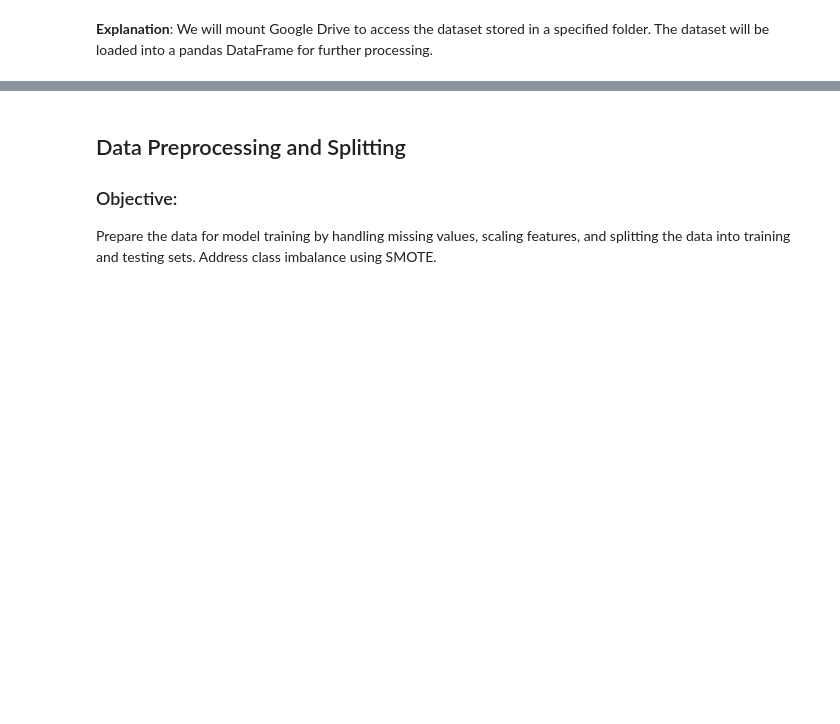
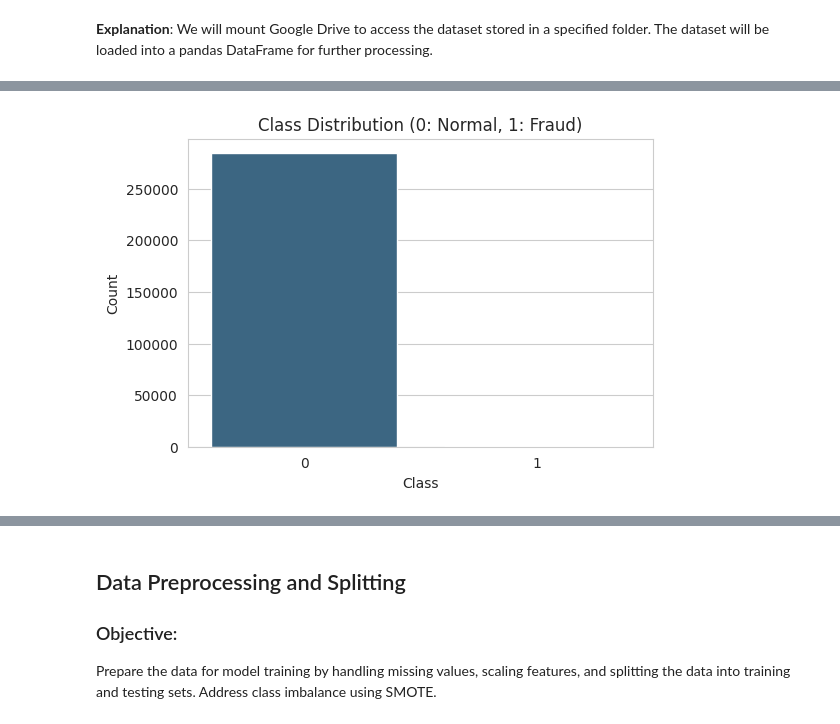
Before and after one commit to chiragnahata/Euphoria-GenX-Project-Credit-Card-Fraud-Detection, a Jupyter notebook: Credit_Card_Fraud_Detection.ipynb, the cells around one changed output, grey strips where cells are left out. Drawn from its saved outputs; the diff is of its cells as text; code cells hidden in the pictures; blank space fills up the shorter version.

```diff
--- a/Credit_Card_Fraud_Detection.ipynb
+++ b/Credit_Card_Fraud_Detection.ipynb
@@ -43,0 +21,20 @@ Loaded (284807, 31) rows
+# %%
+# ---------- Load dataset ----------
+import pandas as pd
+import os
+import sys
+
+# Check if running in Google Colab
+if 'google.colab' in sys.modules:
+    data_path = '/content/drive/MyDrive/Euphoria GenX Project (Credit Card Fraud Detection)/creditcard.csv'
+    print("Running in Google Colab. Loading data from Google Drive.")
+else:
+    data_path = 'creditcard.csv'
+    print("Running locally. Loading data from current directory.")
+
+if not os.path.exists(data_path):
+    raise FileNotFoundError(f"{data_path} not found. Please ensure the dataset is in the correct location.")
+
+df = pd.read_csv(data_path)
+print("Loaded", df.shape, "rows")
+display(df.head())
@@ -43,0 +56,66 @@ Loaded (284807, 31) rows
+# %%
+# ---------- Exploratory Data Analysis ----------
+import matplotlib.pyplot as plt
+import seaborn as sns
+
+# Set style
+sns.set_style('whitegrid')
+
+# Basic info
+print("Dataset Info:")
+print(df.info())
+print("\nDescriptive Statistics:")
+print(df.describe())
+
+# Class distribution
+plt.figure(figsize=(6,4))
+sns.countplot(x='Class', data=df, palette='viridis')
+plt.title('Class Distribution (0: Normal, 1: Fraud)')
+plt.ylabel('Count')
+plt.show()
+
+# Amount distribution
+plt.figure(figsize=(10,6))
+sns.histplot(df['Amount'], bins=50, kde=True, color='blue')
+plt.title('Transaction Amount Distribution')
+plt.xlabel('Amount')
+plt.ylabel('Frequency')
+plt.show()
+
+# Time distribution
+plt.figure(figsize=(10,6))
+sns.histplot(df['Time'], bins=50, kde=True, color='green')
+plt.title('Transaction Time Distribution')
+plt.xlabel('Time (seconds)')
+plt.ylabel('Frequency')
+plt.show()
+
+# Amount by Class
+plt.figure(figsize=(8,6))
+sns.boxplot(x='Class', y='Amount', data=df, palette='Set2')
+plt.title('Transaction Amount by Class')
+plt.xlabel('Class (0: Normal, 1: Fraud)')
+plt.ylabel('Amount')
+plt.yscale('log')  # Log scale for better visualization
+plt.show()
+
+# Correlation heatmap (first 10 V features + Amount, Time, Class)
+plt.figure(figsize=(12,10))
+selected_cols = ['V1','V2','V3','V4','V5','V6','V7','V8','V9','V10','Amount','Time','Class']
+corr = df[selected_cols].corr()
+sns.heatmap(corr, annot=False, cmap='coolwarm', linewidths=0.5)
+plt.title('Correlation Heatmap (Selected Features)')
+plt.show()
+
+# Fraud vs Normal transactions over time
+plt.figure(figsize=(12,6))
+df_normal = df[df['Class'] == 0]
+df_fraud = df[df['Class'] == 1]
+plt.scatter(df_normal['Time'], df_normal['Amount'], alpha=0.5, label='Normal', color='blue', s=1)
+plt.scatter(df_fraud['Time'], df_fraud['Amount'], alpha=0.8, label='Fraud', color='red', s=10)
+plt.xlabel('Time (seconds)')
+plt.ylabel('Amount')
+plt.title('Transaction Amount vs Time (Fraud vs Normal)')
+plt.legend()
+plt.show()
+# %% [output]
@@ -43,0 +142 @@ Loaded (284807, 31) rows
+[figure, added]
```
Also changed, not shown: parts of 9 cells of this notebook, 5 other files.
